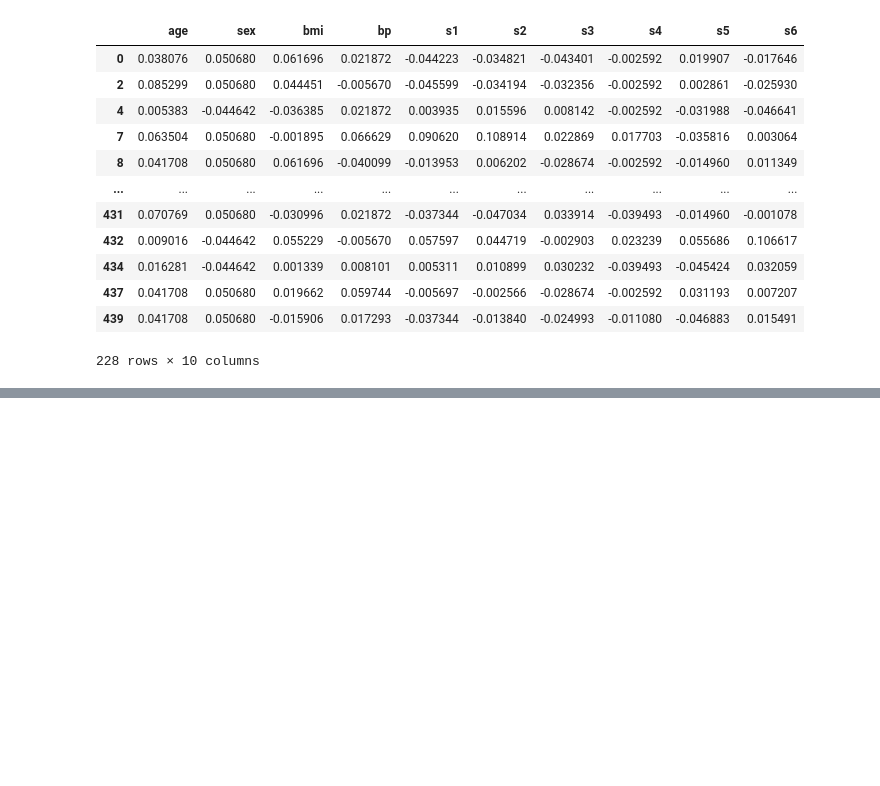
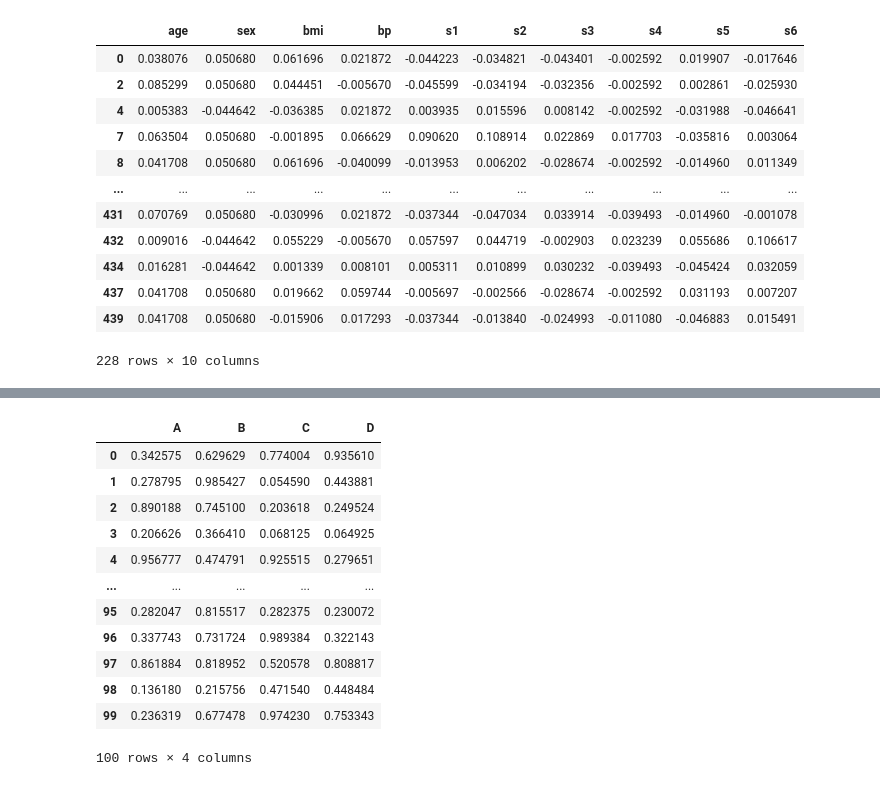
Before and after one commit to shibinAI/Machine-Learning, a Jupyter notebook: Machine Learning Practices/Week1/Pandas_DataSelection_Slicing.ipynb, the cells around one changed output, grey strips where cells are left out. Saved outputs shown, nothing was run; the diff lists cells and outputs as text; code cells hidden in the pictures; blank space fills up the shorter version.

```diff
--- a/Machine Learning Practices/Week1/Pandas_DataSelection_Slicing.ipynb
+++ b/Machine Learning Practices/Week1/Pandas_DataSelection_Slicing.ipynb
@@ -402,0 +387,16 @@ df1
+# %%
+df2
+# %% [output]
+|  | A | B | C | D |
+| 0 | 0.342575 | 0.629629 | 0.774004 | 0.935610 |
+| 1 | 0.278795 | 0.985427 | 0.054590 | 0.443881 |
+| 2 | 0.890188 | 0.745100 | 0.203618 | 0.249524 |
+| 3 | 0.206626 | 0.366410 | 0.068125 | 0.064925 |
+| 4 | 0.956777 | 0.474791 | 0.925515 | 0.279651 |
+| ... | ... | ... | ... | ... |
+| 95 | 0.282047 | 0.815517 | 0.282375 | 0.230072 |
+| 96 | 0.337743 | 0.731724 | 0.989384 | 0.322143 |
+| 97 | 0.861884 | 0.818952 | 0.520578 | 0.808817 |
+| 98 | 0.136180 | 0.215756 | 0.471540 | 0.448484 |
+| 99 | 0.236319 | 0.677478 | 0.974230 | 0.753343 |
+100 rows × 4 columns
```
Also changed, not shown: parts of 25 cells of this notebook.
